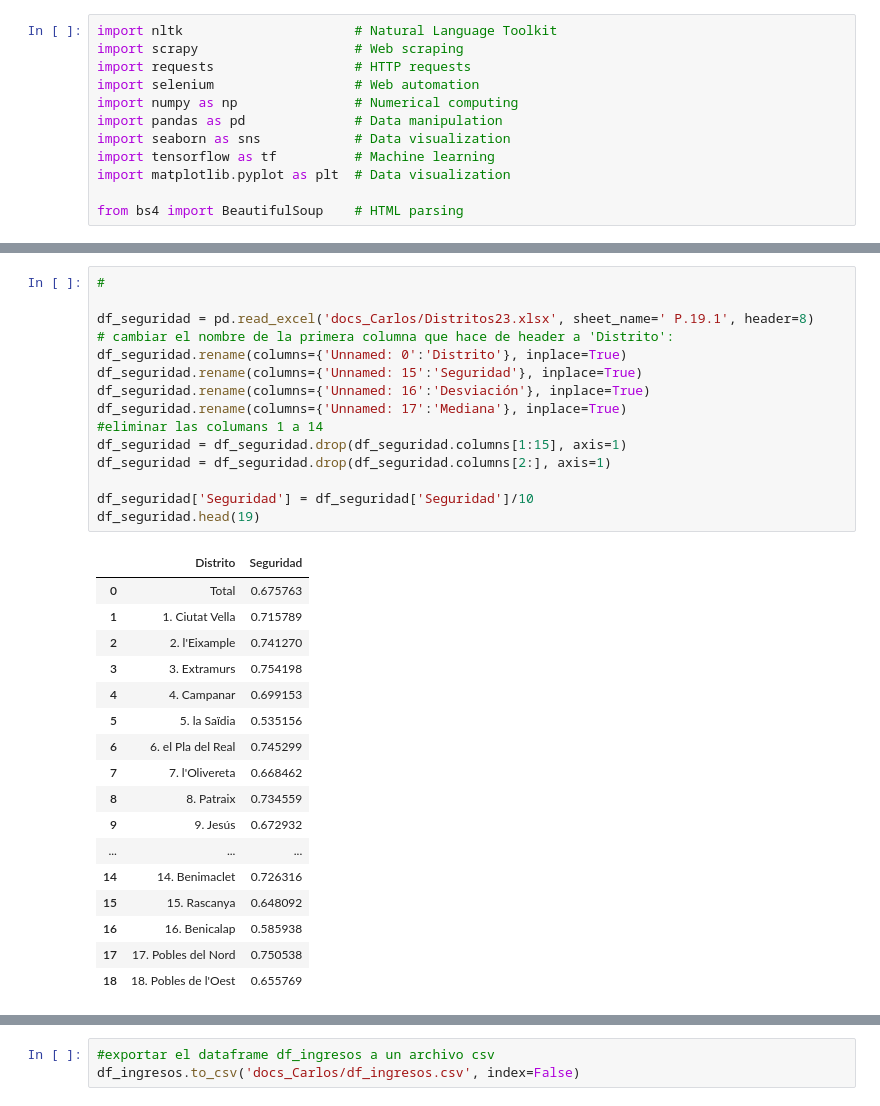
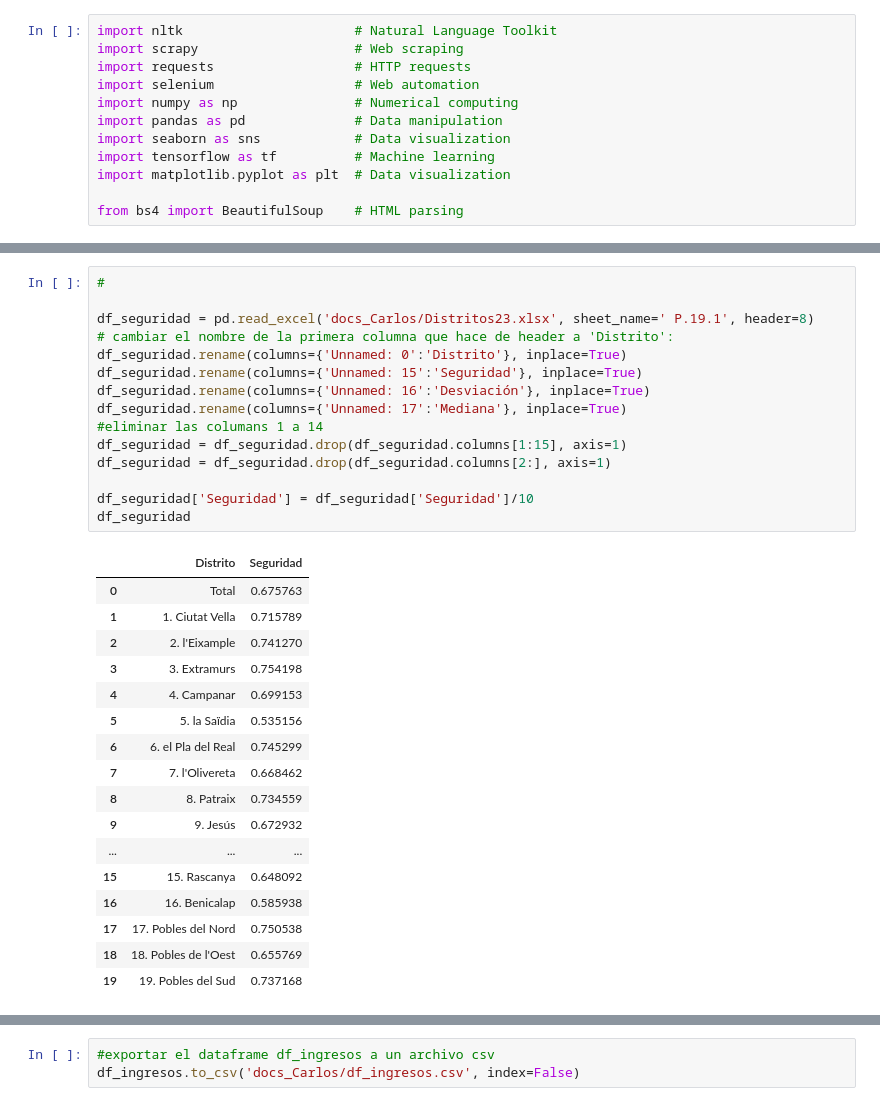
Before and after one commit to esedesam/mcd-nlp-proyecto, a Jupyter notebook: CARLOS_DISTRITOS.ipynb, the cells around one changed output, grey strips where cells are left out. Saved outputs shown, nothing was run; the diff lists cells and outputs as text.

```diff
--- a/CARLOS_DISTRITOS.ipynb
+++ b/CARLOS_DISTRITOS.ipynb
@@ -25,36 +25,36 @@ Note: you may need to restart the kernel to use updated packages.
 # %%
 #
 
 df_seguridad = pd.read_excel('docs_Carlos/Distritos23.xlsx', sheet_name=' P.19.1', header=8)
 # cambiar el nombre de la primera columna que hace de header a 'Distrito':
 df_seguridad.rename(columns={'Unnamed: 0':'Distrito'}, inplace=True)
 df_seguridad.rename(columns={'Unnamed: 15':'Seguridad'}, inplace=True)
 df_seguridad.rename(columns={'Unnamed: 16':'Desviación'}, inplace=True)
 df_seguridad.rename(columns={'Unnamed: 17':'Mediana'}, inplace=True)
 #eliminar las columans 1 a 14
 df_seguridad = df_seguridad.drop(df_seguridad.columns[1:15], axis=1)
 df_seguridad = df_seguridad.drop(df_seguridad.columns[2:], axis=1)
 
 df_seguridad['Seguridad'] = df_seguridad['Seguridad']/10
-df_seguridad.head(19)
+df_seguridad
 # %% [output]
 |  | Distrito | Seguridad |
 | 0 | Total | 0.675763 |
 | 1 | 1. Ciutat Vella | 0.715789 |
 | 2 | 2. l'Eixample | 0.741270 |
 | 3 | 3. Extramurs | 0.754198 |
 | 4 | 4. Campanar | 0.699153 |
 | 5 | 5. la Saïdia | 0.535156 |
 | 6 | 6. el Pla del Real | 0.745299 |
 | 7 | 7. l'Olivereta | 0.668462 |
 | 8 | 8. Patraix | 0.734559 |
 | 9 | 9. Jesús | 0.672932 |
 | ... | ... | ... |
-| 14 | 14. Benimaclet | 0.726316 |
 | 15 | 15. Rascanya | 0.648092 |
 | 16 | 16. Benicalap | 0.585938 |
 | 17 | 17. Pobles del Nord | 0.750538 |
 | 18 | 18. Pobles de l'Oest | 0.655769 |
+| 19 | 19. Pobles del Sud | 0.737168 |
 # %%
 df_discrimin = pd.read_excel('docs_Carlos/Distritos23.xlsx', sheet_name=' P.31.1', header=8)
 # cambiar el nombre de la primera columna que hace de header a 'Distrito':
```
Also changed, not shown: parts of 17 cells of this notebook, 2 other files.
